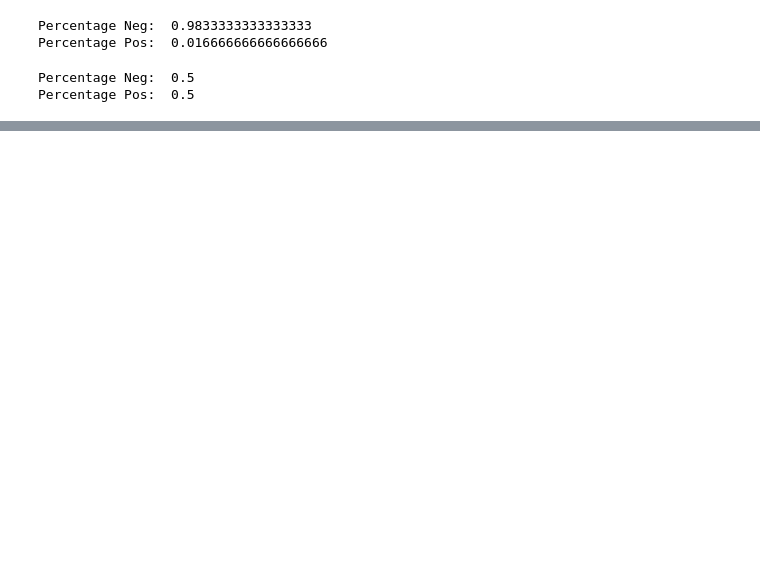
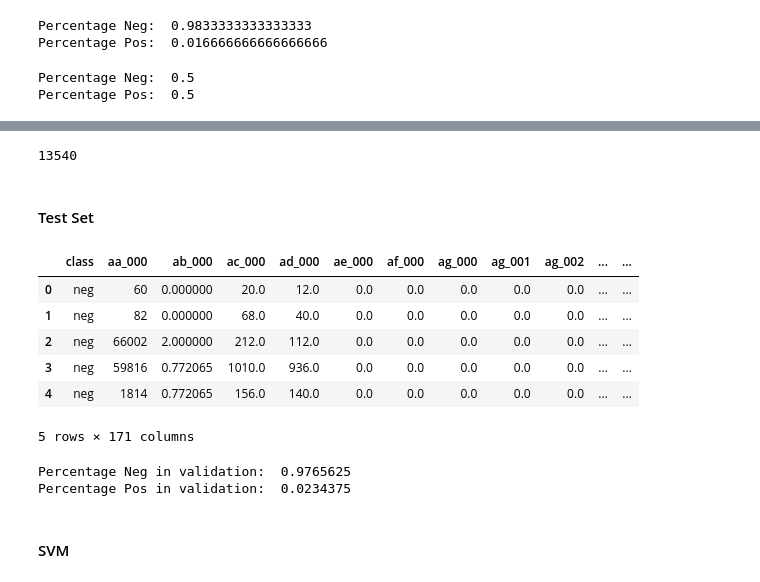
Before and after one commit to cflavs/scania_aps_failures, a Jupyter notebook: Models.ipynb, the cells around one changed output, grey strips where cells are left out. Saved outputs shown, nothing was run; the diff lists cells and outputs as text; code cells hidden in the pictures; blank space fills up the shorter version.

```diff
--- a/Models.ipynb
+++ b/Models.ipynb
@@ -242,0 +347,18 @@ confusion_matrix(Y,y_pred)
+# %%
+my_scorer(Y_val,y_pred)
+# %% [output]
+13540
+# %% [markdown]
+#### Test Set
+# %%
+data = pd.read_csv("data/aps_failure_test_set.csv", na_values="na")
+data= data.fillna(data.mean()).dropna(axis =1 , how ='all')
+data.head()
+# %% [output]
+|  | class | aa_000 | ab_000 | ac_000 | ad_000 | ae_000 | af_000 | ag_000 | ag_001 | ag_002 | ... | ... |
+| 0 | neg | 60 | 0.000000 | 20.0 | 12.0 | 0.0 | 0.0 | 0.0 | 0.0 | 0.0 | ... | ... |
+| 1 | neg | 82 | 0.000000 | 68.0 | 40.0 | 0.0 | 0.0 | 0.0 | 0.0 | 0.0 | ... | ... |
+| 2 | neg | 66002 | 2.000000 | 212.0 | 112.0 | 0.0 | 0.0 | 0.0 | 0.0 | 0.0 | ... | ... |
+| 3 | neg | 59816 | 0.772065 | 1010.0 | 936.0 | 0.0 | 0.0 | 0.0 | 0.0 | 0.0 | ... | ... |
+| 4 | neg | 1814 | 0.772065 | 156.0 | 140.0 | 0.0 | 0.0 | 0.0 | 0.0 | 0.0 | ... | ... |
+5 rows × 171 columns
@@ -242,0 +369,6 @@ confusion_matrix(Y,y_pred)
+# %%
+print("Percentage Neg in validation: " , len(Y_test[Y_test == 0])/len(Y_test))
+print("Percentage Pos in validation: ", len(Y_test[Y_test == 1])/len(Y_test))
+# %% [output]
+Percentage Neg in validation:  0.9765625
+Percentage Pos in validation:  0.0234375
@@ -242,0 +383,2 @@ confusion_matrix(Y,y_pred)
+# %% [markdown]
+#### SVM
```
Also changed, not shown: parts of 35 cells of this notebook.
